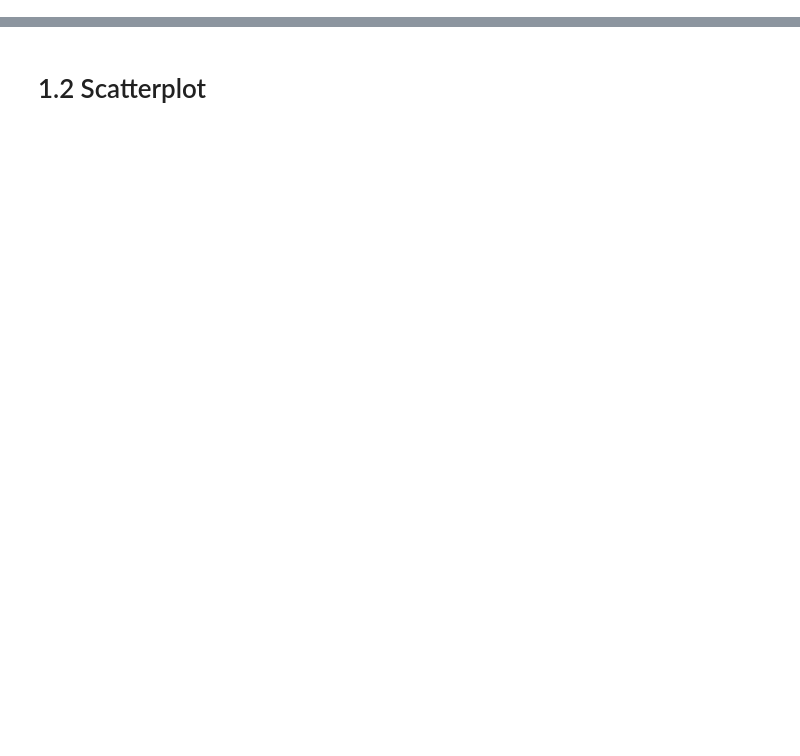
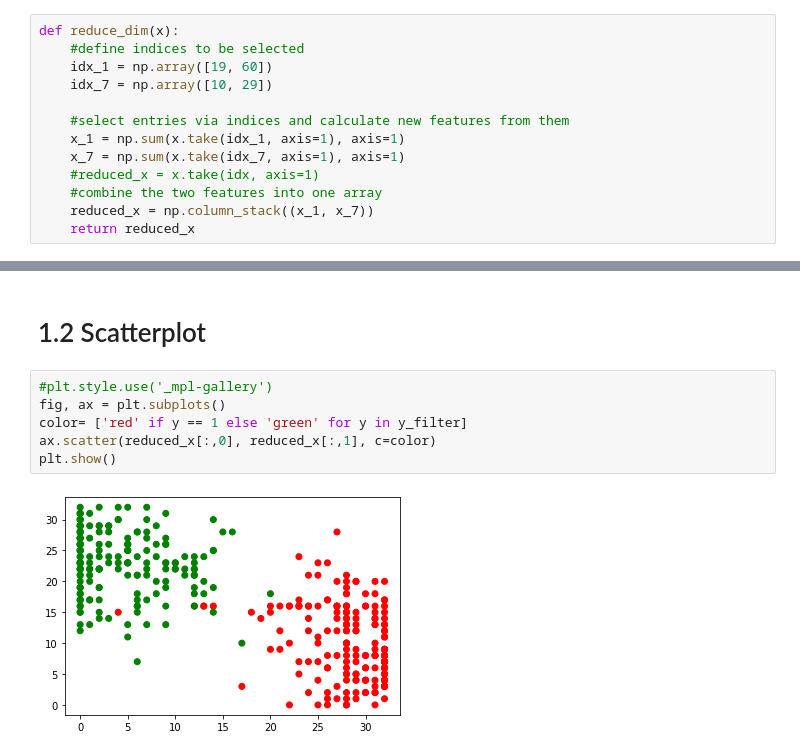
Before and after one commit to kdidi99/ml_fundamentals_hd, a Jupyter notebook: qda_lda.ipynb, the cells around one changed output, grey strips where cells are left out. Saved outputs shown, nothing was run; the diff lists cells and outputs as text; blank space fills up the shorter version.

```diff
--- a/qda_lda.ipynb
+++ b/qda_lda.ipynb
@@ -12,0 +84,13 @@ Team members:
+# %%
+def reduce_dim(x):
+    #define indices to be selected
+    idx_1 = np.array([19, 60])
+    idx_7 = np.array([10, 29])
+
+    #select entries via indices and calculate new features from them
+    x_1 = np.sum(x.take(idx_1, axis=1), axis=1)
+    x_7 = np.sum(x.take(idx_7, axis=1), axis=1)
+    #reduced_x = x.take(idx, axis=1)
+    #combine the two features into one array
+    reduced_x = np.column_stack((x_1, x_7))
+    return reduced_x
@@ -13,2 +102,10 @@ Team members:
 # %% [markdown]
 # 1.2 Scatterplot
+# %%
+#plt.style.use('_mpl-gallery')
+fig, ax = plt.subplots()
+color= ['red' if y == 1 else 'green' for y in y_filter]
+ax.scatter(reduced_x[:,0], reduced_x[:,1], c=color)
+plt.show()
+# %% [output]
+[figure, added]
```
Also changed, not shown: parts of 13 cells of this notebook.
